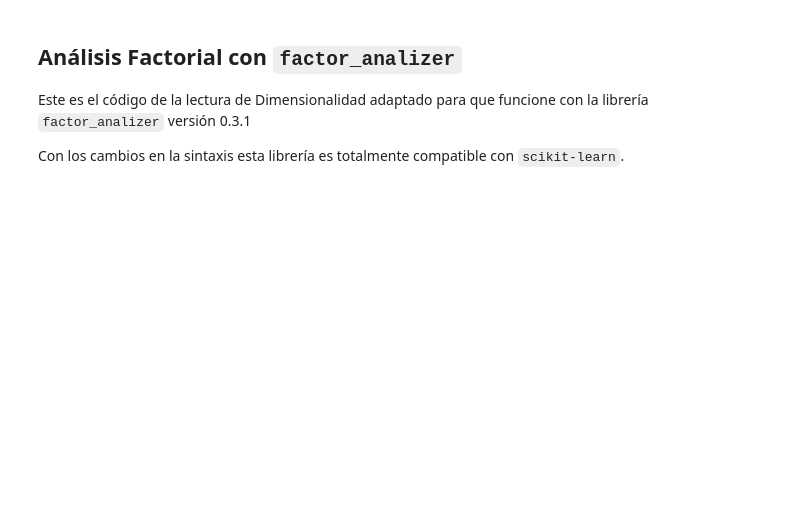
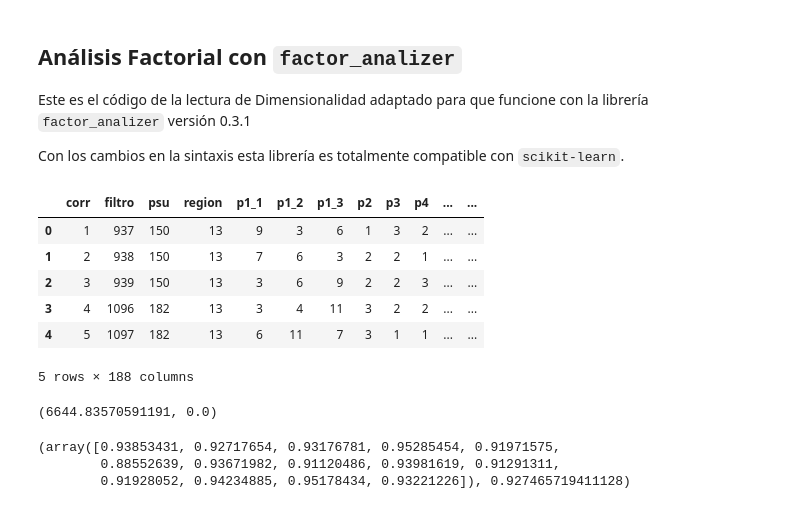
Before and after one commit to jfredes/bchg4_scribenotes, a Jupyter notebook: 02_fundamentos/Modulo_13.ipynb, the cells around one changed output. Drawn from its saved outputs; the diff is of its cells as text; code cells hidden in the pictures; blank space fills up the shorter version.

```diff
--- a/02_fundamentos/Modulo_13.ipynb
+++ b/02_fundamentos/Modulo_13.ipynb
@@ -11,8 +11,16 @@ Este es el código de la lectura de Dimensionalidad adaptado para que funcione c
 
 Con los cambios en la sintaxis esta librería es totalmente compatible con `scikit-learn`.
 # %%
-df = pd.read_csv('cep45.csv')
+df = pd.read_csv('data/cep45.csv')
 df.head()
+# %% [output]
+|  | corr | filtro | psu | region | p1_1 | p1_2 | p1_3 | p2 | p3 | p4 | ... | ... |
+| 0 | 1 | 937 | 150 | 13 | 9 | 3 | 6 | 1 | 3 | 2 | ... | ... |
+| 1 | 2 | 938 | 150 | 13 | 7 | 6 | 3 | 2 | 2 | 1 | ... | ... |
+| 2 | 3 | 939 | 150 | 13 | 3 | 6 | 9 | 2 | 2 | 3 | ... | ... |
+| 3 | 4 | 1096 | 182 | 13 | 3 | 4 | 11 | 3 | 2 | 2 | ... | ... |
+| 4 | 5 | 1097 | 182 | 13 | 6 | 11 | 7 | 3 | 1 | 1 | ... | ... |
+5 rows × 188 columns
 # %%
 # filtamos las columnas
 trust_df = df.filter(regex="p17_*")
@@ -24,8 +32,14 @@ trust_df = trust_df.rename(columns={'p17_a': 'I.Catolica', 'p17_b': 'I.Evangelic
 # %%
 import factor_analyzer.factor_analyzer as fact
 fact.calculate_bartlett_sphericity(trust_df)
+# %% [output]
+(6644.83570591191, 0.0)
 # %%
 fact.calculate_kmo(trust_df)
+# %% [output]
+(array([0.93853431, 0.92717654, 0.93176781, 0.95285454, 0.91971575,
+        0.88552639, 0.93671982, 0.91120486, 0.93981619, 0.91291311,
+        0.91928052, 0.94234885, 0.95178434, 0.93221226]), 0.927465719411128)
 # %%
 factorize = fact.FactorAnalyzer(n_factors=2, method='principal')
 factorize.fit(trust_df)
```
Also changed, not shown: parts of 6 cells of this notebook.
